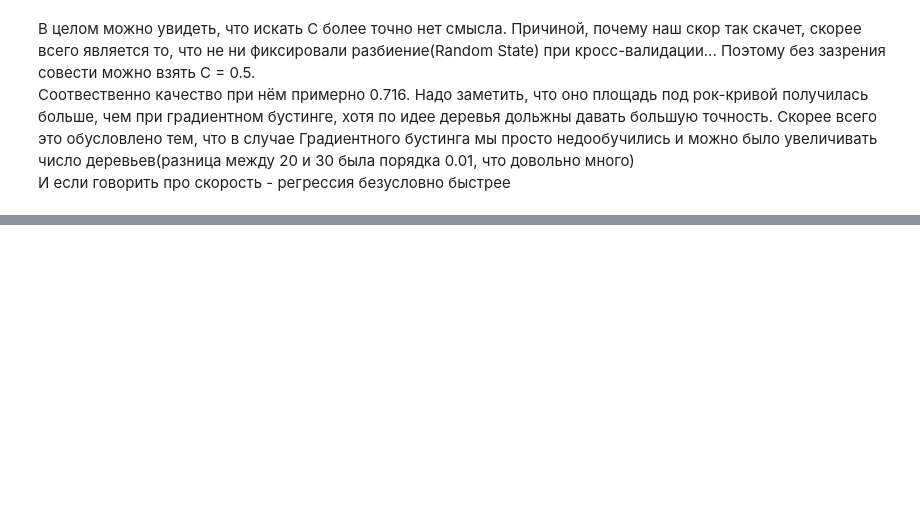
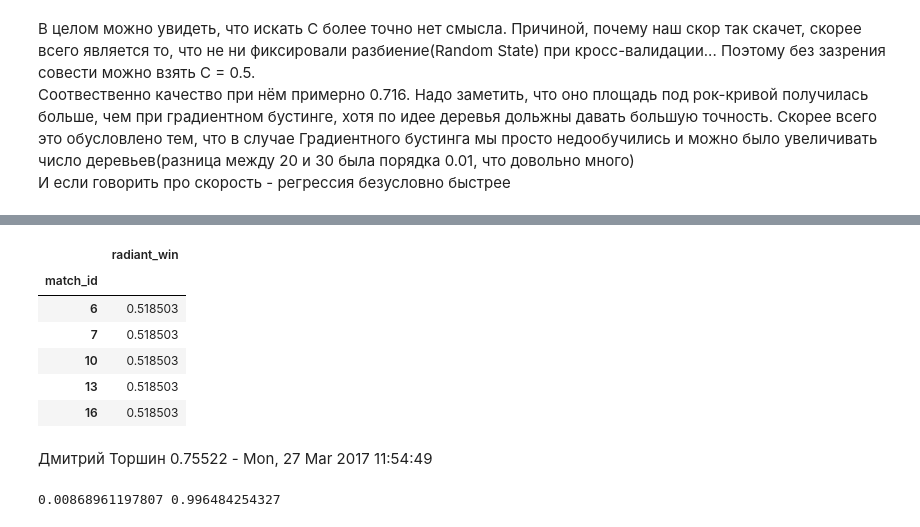
Before and after one commit to JustM57/ml_examples, a Jupyter notebook: dota2.ipynb, the cells around one changed output, grey strips where cells are left out. Cells and saved outputs as stored; diff of their text form; code cells hidden in the pictures; blank space fills up the shorter version.

```diff
--- a/dota2.ipynb
+++ b/dota2.ipynb
@@ -154,0 +281,12 @@ Wall time: 2min 44s
+# %%
+sample_submission = pd.read_csv('data/sample_submission.csv', index_col='match_id')
+# %%
+sample_submission.head()
+# %% [output]
+|  | radiant_win |
+| match_id |  |
+| 6 | 0.518503 |
+| 7 | 0.518503 |
+| 10 | 0.518503 |
+| 13 | 0.518503 |
+| 16 | 0.518503 |
@@ -154,0 +297,6 @@ Wall time: 2min 44s
+# %% [markdown]
+Дмитрий Торшин	0.75522	- Mon, 27 Mar 2017 11:54:49
+# %%
+print(pred.min(), pred.max())
+# %% [output]
+0.00868961197807 0.996484254327
```
Also changed, not shown: parts of 21 cells of this notebook.
